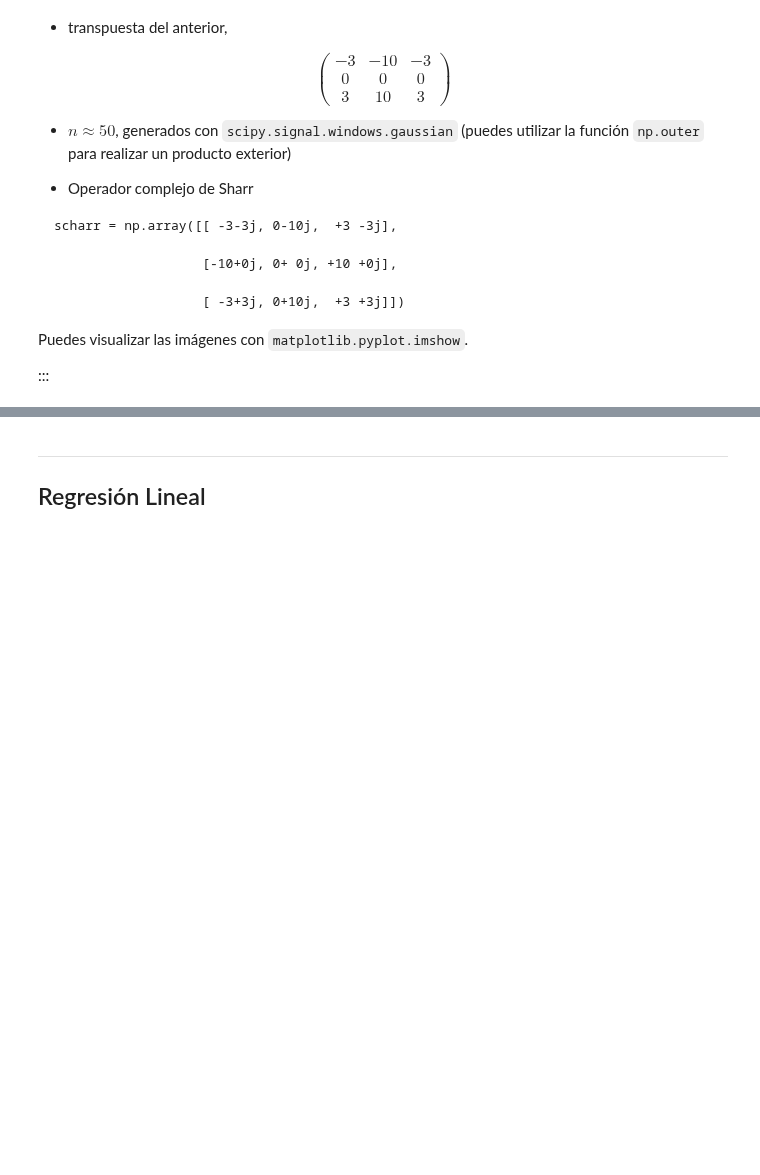
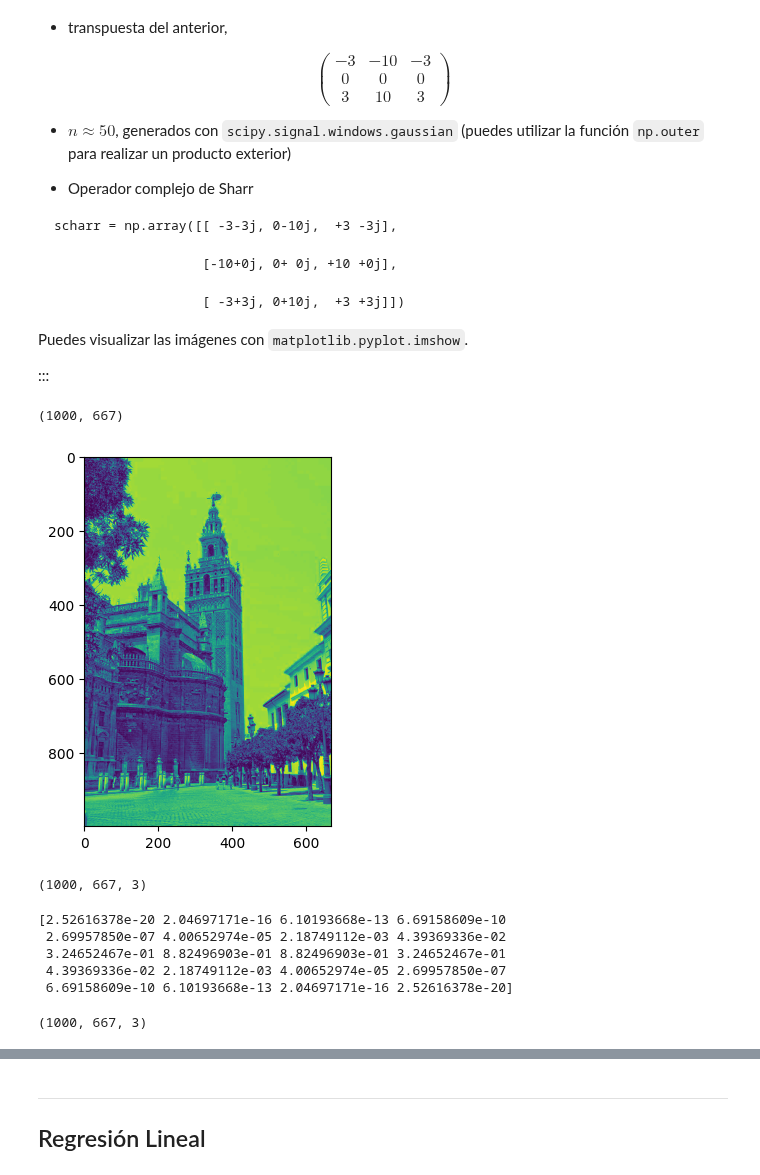
Before and after one commit to javlintor/curso-python-us, a Jupyter notebook: _sources/notebooks/numpy/exercises.ipynb, the cells around one changed output, grey strips where cells are left out. Saved outputs shown, nothing was run; the diff lists cells and outputs as text; code cells hidden in the pictures; blank space fills up the shorter version.

```diff
--- a/_sources/notebooks/numpy/exercises.ipynb
+++ b/_sources/notebooks/numpy/exercises.ipynb
@@ -153,3 +153,14 @@ scharr = np.array([[ -3-3j, 0-10j,  +3 -3j],
 Puedes visualizar las imágenes con `matplotlib.pyplot.imshow`.
 
 :::
+# %%
+giralda = im_giralda[:, :, 0]
+plt.imshow(giralda)
+giralda.shape
+# %% [output]
+(1000, 667)
+[figure, added]
+# %%
+im_giralda.shape
+# %% [output]
+(1000, 667, 3)
@@ -155,0 +171,8 @@ Puedes visualizar las imágenes con `matplotlib.pyplot.imshow`.
+# %%
+print(v)
+# %% [output]
+[2.52616378e-20 2.04697171e-16 6.10193668e-13 6.69158609e-10
+ 2.69957850e-07 4.00652974e-05 2.18749112e-03 4.39369336e-02
+ 3.24652467e-01 8.82496903e-01 8.82496903e-01 3.24652467e-01
+ 4.39369336e-02 2.18749112e-03 4.00652974e-05 2.69957850e-07
+ 6.69158609e-10 6.10193668e-13 2.04697171e-16 2.52616378e-20]
@@ -155,0 +187,4 @@ Puedes visualizar las imágenes con `matplotlib.pyplot.imshow`.
+# %%
+print(ret.shape)
+# %% [output]
+(1000, 667, 3)
```
Also changed, not shown: parts of 12 cells of this notebook, 5 other files.
